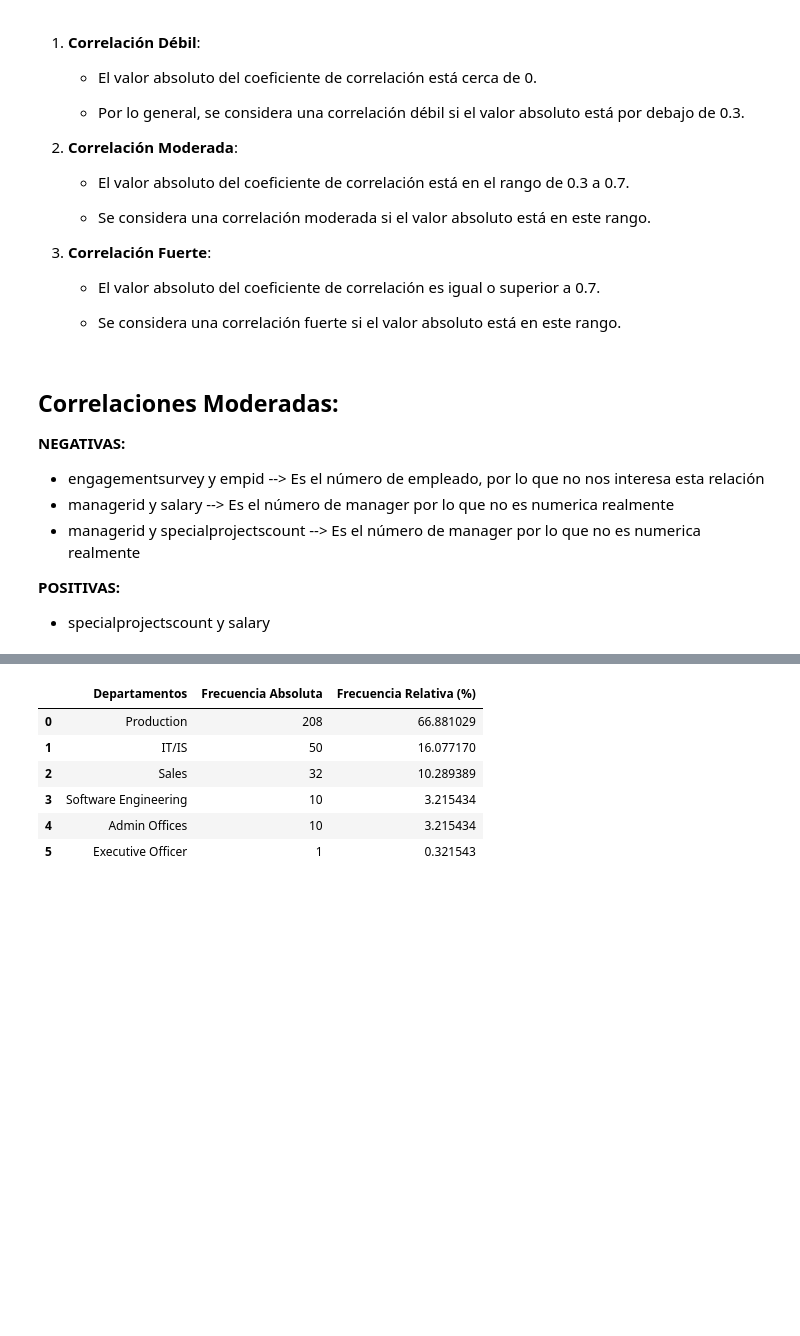
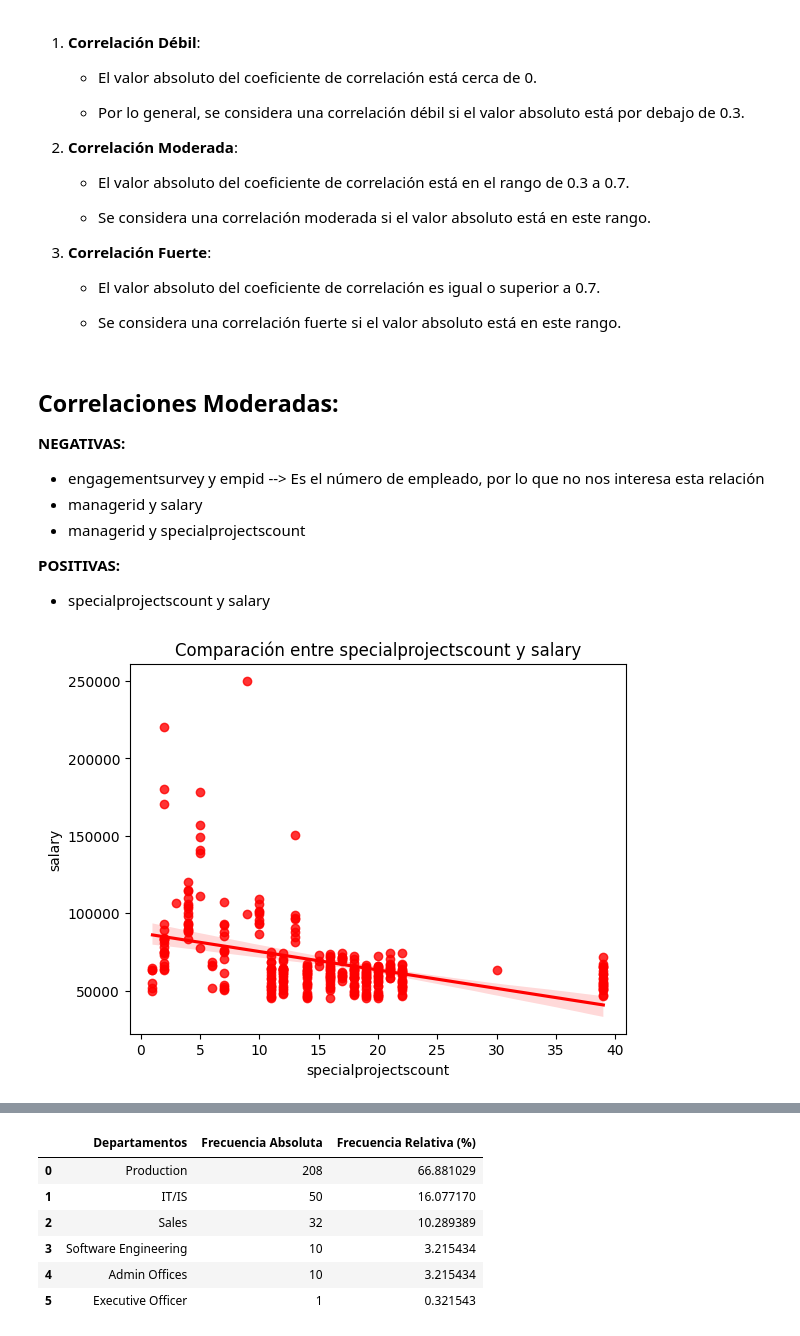
Before and after one commit to Adalab/proyecto-da-promoF-modulo4-equipo6, a Jupyter notebook: ABtesting.ipynb, the cells around one changed output, grey strips where cells are left out. Drawn from its saved outputs; the diff is of its cells as text; code cells hidden in the pictures; blank space fills up the shorter version.

```diff
--- a/ABtesting.ipynb
+++ b/ABtesting.ipynb
@@ -183,8 +183,19 @@ sns.heatmap(df_correlaciones, # sobre que datos queremos hacer el heatmap
 
 **NEGATIVAS:**
 - engagementsurvey y empid --> Es el número de empleado, por lo que no nos interesa esta relación
-- managerid y salary --> Es el número de manager por lo que no es numerica realmente
-- managerid y specialprojectscount --> Es el número de manager por lo que no es numerica realmente
+- managerid y salary
+- managerid y specialprojectscount
 
 **POSITIVAS:**
 - specialprojectscount y salary
+# %%
+sns.regplot(x = "managerid",
+                y = "salary",
+                data = df,
+                color = "red")
+plt.title('Comparación entre specialprojectscount y salary')
+plt.xlabel('specialprojectscount')
+plt.ylabel('salary')
+plt.show()
+# %% [output]
+[figure, added]
```
Also changed, not shown: parts of 45 cells of this notebook.
